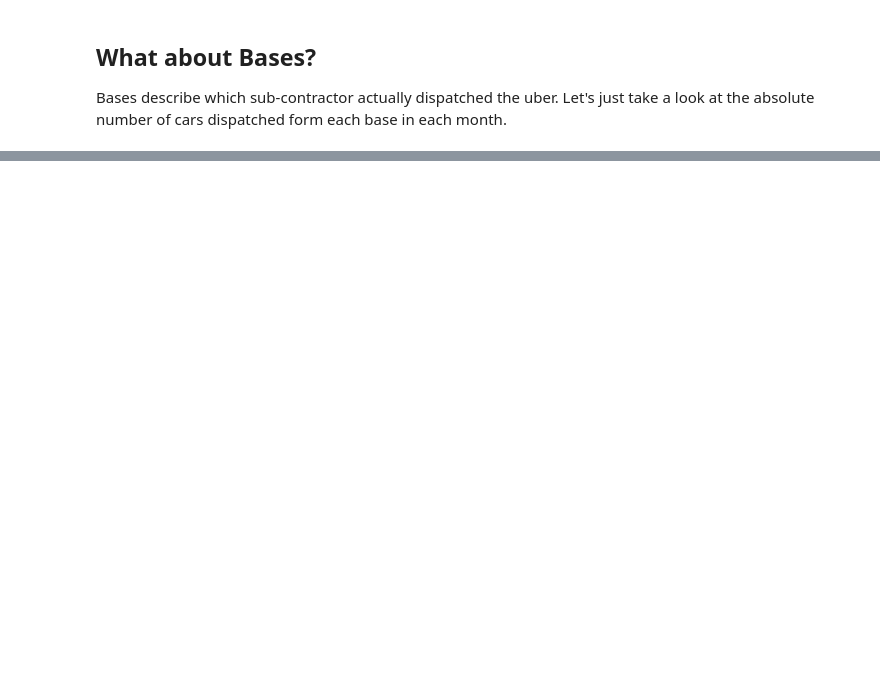
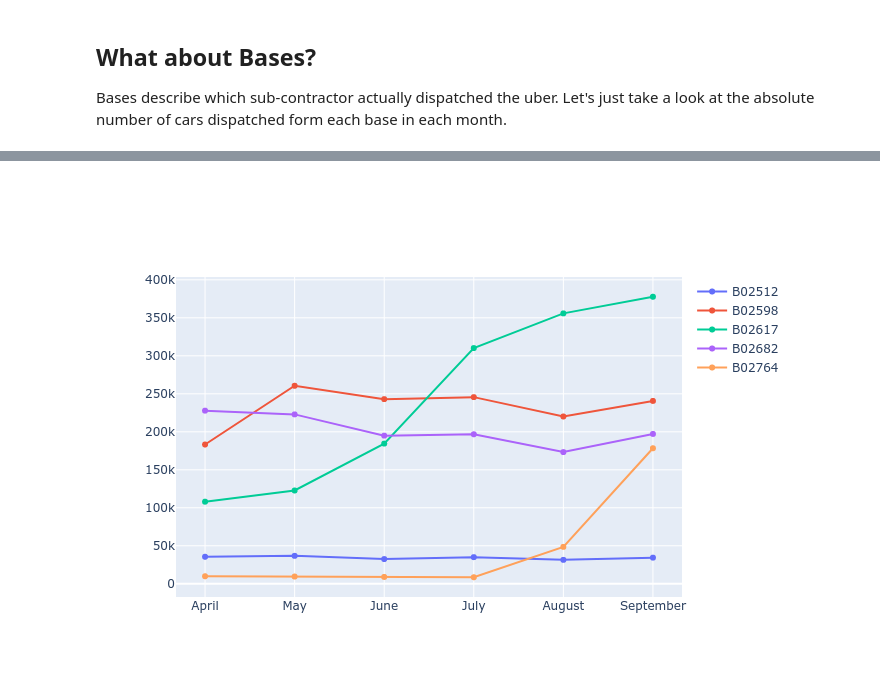
Before and after one commit to FabianBong/Uber-Pick-Ups-In-New-York, a Jupyter notebook: Code/Uber.ipynb, the cells around one changed output, grey strips where cells are left out. Saved outputs shown, nothing was run; the diff lists cells and outputs as text; code cells hidden in the pictures; blank space fills up the shorter version.

```diff
--- a/Code/Uber.ipynb
+++ b/Code/Uber.ipynb
@@ -17,0 +34,2 @@ sep14 = pd.read_csv("../Data/uber-raw-data-sep14.csv", parse_dates=['Date/Time']
+# %%
+month_name = {4:"April", 5: "May", 6:"June", 7:"July", 8:"August", 9:"September"}
@@ -171,0 +192,8 @@ bar_plot.show()
+# %%
+base_month = combined_data.groupby(["Base", "Month"]).size().unstack()
+
+plot_parts = [go.Bar(name = month_name[base_month.iloc[:,i].name], y = base_month.iloc[:,i], x = base_month.iloc[:,i].index) for i in range(6)]
+
+bar_plot = go.Figure(data = plot_parts)
+
+bar_plot.show()
@@ -171,0 +207,8 @@ bar_plot.show()
+# %%
+plot_parts = [go.Scatter(name = base_month.iloc[i,:].name, y = base_month.iloc[i,:], x = [month_name[ind] for ind in base_month.iloc[i,:].index]) for i in range(5)]
+
+line_plot = go.Figure(data = plot_parts)
+
+line_plot.show()
+# %% [output]
+[figure, added]
```
Also changed, not shown: parts of 24 cells of this notebook.
